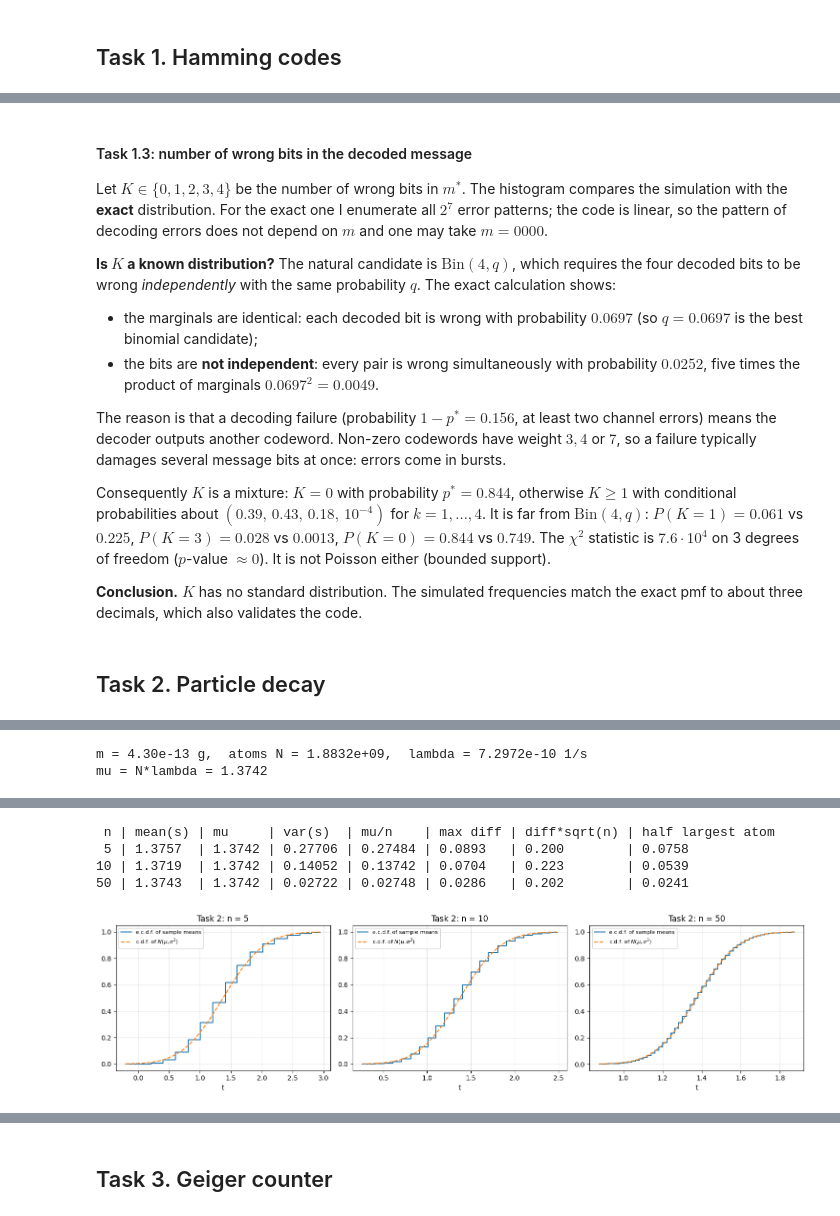
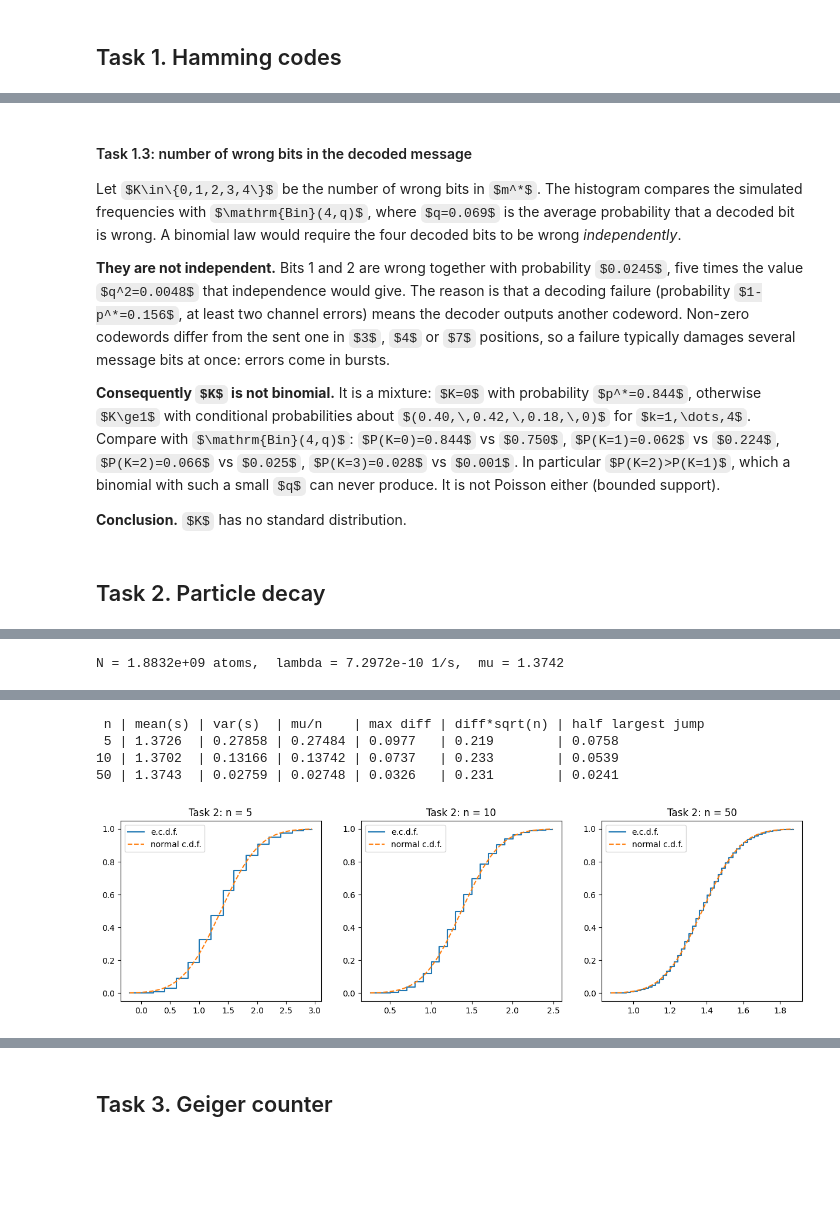
Before and after one commit to AnnaKravchenk0/lab2, a Jupyter notebook: RV-CLT-PS-Lab2-team33.ipynb, the cells around one changed output, grey strips where cells are left out. Saved outputs shown, nothing was run; the diff lists cells and outputs as text; code cells hidden in the pictures; some formulas as TeX source; blank space fills up the shorter version.

```diff
--- a/RV-CLT-PS-Lab2-team33.ipynb
+++ b/RV-CLT-PS-Lab2-team33.ipynb
@@ -162,0 +123,8 @@ N = 1068: max eps over 2000 repetitions = 0.0239, empirical coverage of the CI =
+# %%
+s = success.std(ddof=1)
+eps = z975 * s / np.sqrt(N)
+print(f"s = {s:.4f},  eps = {eps:.5f},  95% CI = ({p_hat - eps:.4f}, {p_hat + eps:.4f})")
+
+# smallest N with eps <= 0.03:  N >= (z s / 0.03)^2
+print("N for our s          :", int(np.ceil((z975 * s / 0.03)**2)))
+print("N for any s (s <= .5):", int(np.ceil((z975 * 0.5 / 0.03)**2)))
@@ -243,18 +180,13 @@ P(bit 3 & bit 4 wrong) = 0.0252   vs  product of marginals = 0.0049
 # %% [markdown]
 #### Task 1.3: number of wrong bits in the decoded message
 
-Let $K\in\{0,1,2,3,4\}$ be the number of wrong bits in $m^*$. The histogram compares the simulation with the **exact** distribution. For the exact one I enumerate all $2^7$ error patterns; the code is linear, so the pattern of decoding errors does not depend on $m$ and one may take $m=0000$.
+Let $K\in\{0,1,2,3,4\}$ be the number of wrong bits in $m^*$. The histogram compares the simulated frequencies with $\mathrm{Bin}(4,q)$, where $q=0.069$ is the average probability that a decoded bit is wrong. A binomial law would require the four decoded bits to be wrong *independently*.
 
-**Is $K$ a known distribution?** The natural candidate is $\mathrm{Bin}(4,q)$, which requires the four decoded bits to be wrong *independently* with the same probability $q$. The exact calculation shows:
+**They are not independent.** Bits 1 and 2 are wrong together with probability $0.0245$, five times the value $q^2=0.0048$ that independence would give. The reason is that a decoding failure (probability $1-p^*=0.156$, at least two channel errors) means the decoder outputs another codeword. Non-zero codewords differ from the sent one in $3$, $4$ or $7$ positions, so a failure typically damages several message bits at once: errors come in bursts.
 
-* the marginals are identical: each decoded bit is wrong with probability $0.0697$ (so $q=0.0697$ is the best binomial candidate);
-* the bits are **not independent**: every pair is wrong simultaneously with probability $0.0252$, five times the product of marginals $0.0697^2=0.0049$.
+**Consequently $K$ is not binomial.** It is a mixture: $K=0$ with probability $p^*=0.844$, otherwise $K\ge1$ with conditional probabilities about $(0.40,\,0.42,\,0.18,\,0)$ for $k=1,\dots,4$. Compare with $\mathrm{Bin}(4,q)$: $P(K=0)=0.844$ vs $0.750$, $P(K=1)=0.062$ vs $0.224$, $P(K=2)=0.066$ vs $0.025$, $P(K=3)=0.028$ vs $0.001$. In particular $P(K=2)>P(K=1)$, which a binomial with such a small $q$ can never produce. It is not Poisson either (bounded support).
 
-The reason is that a decoding failure (probability $1-p^*=0.156$, at least two channel errors) means the decoder outputs another codeword. Non-zero codewords have weight $3,4$ or $7$, so a failure typically damages several message bits at once: errors come in bursts.
-
-Consequently $K$ is a mixture: $K=0$ with probability $p^*=0.844$, otherwise $K\ge1$ with conditional probabilities about $(0.39,\,0.43,\,0.18,\,10^{-4})$ for $k=1,\dots,4$. It is far from $\mathrm{Bin}(4,q)$: $P(K=1)=0.061$ vs $0.225$, $P(K=3)=0.028$ vs $0.0013$, $P(K=0)=0.844$ vs $0.749$. The $\chi^2$ statistic is $7.6\cdot10^4$ on 3 degrees of freedom ($p$-value $\approx 0$). It is not Poisson either (bounded support).
-
-**Conclusion.** $K$ has no standard distribution. The simulated frequencies match the exact pmf to about three decimals, which also validates the code.
+**Conclusion.** $K$ has no standard distribution.
 # %% [markdown]
 ## Task 2. Particle decay
 # %% [markdown]
@@ -277,18 +209,14 @@ Assume that a medical laboratory receives $n$ samples of radioactive element $^{
    - calculate the number of elements of the sample which are less than critical value ($a$) and calculate the empirical probability;
    - obtain the theoretical bound using Markov inequality, Chernoff bound and Central Limit Theorem, and compare the results.
 # %%
-M_Cs = 137.0                         # g/mol: molar mass of Cs-137
-N_A = 6e23
-T = 30.1 * 365.25 * 24 * 3600        # half-life in seconds
-m_g = (10 + team_id) * 1e-14         # mass of one sample, in grams
-N_atoms = m_g / M_Cs * N_A
+m_g = (10 + team_id) * 1e-14                  # mass in grams
+N_atoms = m_g / 137 * 6e23                    # molar mass of Cs-137 = 137 g/mol
+T = 30.1 * 365.25 * 24 * 3600                 # half-life in seconds
 lam = np.log(2) / T
 mu = N_atoms * lam
-print(f"m = {m_g:.2e} g,  atoms N = {N_atoms:.4e},  lambda = {lam:.4e} 1/s")
-print(f"mu = N*lambda = {mu:.4f}")
+print(f"N = {N_atoms:.4e} atoms,  lambda = {lam:.4e} 1/s,  mu = {mu:.4f}")
 # %% [output]
-m = 4.30e-13 g,  atoms N = 1.8832e+09,  lambda = 7.2972e-10 1/s
-mu = N*lambda = 1.3742
+N = 1.8832e+09 atoms,  lambda = 7.2972e-10 1/s,  mu = 1.3742
 # %% [markdown]
 #### Task 2.1: the Poisson parameter
 
@@ -296,32 +224,30 @@ Each $X_i$ is Poisson$(\mu)$ with $\mu=N\lambda$ (a huge number $N$ of atoms, ea
 $$N=\frac{m}{M}N_A = 1.883\cdot 10^{9},\qquad \lambda=\frac{\ln 2}{T}=7.297\cdot10^{-10}\ \mathrm{s^{-1}},\qquad \boxed{\mu = N\lambda = 1.3742 }.$$
 So one sample produces on average about $1.37$ decays per second, and $EX_i=\mathrm{Var}X_i=\mu$.
 # %%
-def ecdf_vs_normal(s, mu_n, sigma_n, ax, title):
-    """plot e.c.d.f. of s and N(mu_n, sigma_n^2) c.d.f.; return the max difference on a 200-point grid"""
-    Fs = ecdf(s).cdf.evaluate
-    Fz = norm(mu_n, sigma_n).cdf
-    t = np.linspace(mu_n - 3*sigma_n, mu_n + 3*sigma_n, 200)
-    ax.step(t, Fs(t), where="post", label="e.c.d.f. of sample means")
-    ax.plot(t, Fz(t), "--", label=r"c.d.f. of $N(\mu,\sigma^2)$")
-    ax.set_title(title); ax.set_xlabel("t"); ax.legend(loc="upper left", fontsize=8)
-    return np.max(np.abs(Fs(t) - Fz(t)))
+def compare_with_normal(s, mu_n, sd_n, ax, title):
+    """plot e.c.d.f. of s against the N(mu_n, sd_n^2) c.d.f.; return the max difference on a 200-point grid"""
+    F = ecdf(s).cdf.evaluate
+    t = np.linspace(mu_n - 3 * sd_n, mu_n + 3 * sd_n, 200)
+    ax.step(t, F(t), where="post", label="e.c.d.f.")
+    ax.plot(t, norm.cdf(t, mu_n, sd_n), "--", label="normal c.d.f.")
+    ax.set_title(title); ax.legend()
+    return np.max(np.abs(F(t) - norm.cdf(t, mu_n, sd_n)))
 
-K = 20000
+K = 10_000
 fig, axes = plt.subplots(1, 3, figsize=(15, 4))
-print(" n | mean(s) | mu     | var(s)  | mu/n    | max diff | diff*sqrt(n) | half largest atom")
+print(" n | mean(s) | var(s)  | mu/n    | max diff | diff*sqrt(n) | half largest jump")
 for ax, n in zip(axes, (5, 10, 50)):
-    s = np.random.poisson(mu, size=(K, n)).mean(axis=1)
-    sigma_n = np.sqrt(mu / n)
-    d = ecdf_vs_normal(s, mu, sigma_n, ax, f"Task 2: n = {n}")
-    half_jump = 0.5 * poisson.pmf(int(n*mu), n*mu)    # half of the largest atom of the exact distribution
-    print(f"{n:2d} | {s.mean():.4f}  | {mu:.4f} | {s.var(ddof=1):.5f} | {mu/n:.5f} | {d:.4f}   | {d*np.sqrt(n):.3f}        | {half_jump:.4f}")
-plt.tight_layout(); plt.show()
+    s = np.random.poisson(mu, size=(K, n)).mean(axis=1)       # K sample means
+    d = compare_with_normal(s, mu, np.sqrt(mu / n), ax, f"Task 2: n = {n}")
+    jump = 0.5 * poisson.pmf(int(n * mu), n * mu)             # lattice effect
+    print(f"{n:2d} | {s.mean():.4f}  | {s.var(ddof=1):.5f} | {mu/n:.5f} | {d:.4f}   | {d*np.sqrt(n):.3f}        | {jump:.4f}")
+plt.show()
 # %% [output]
- n | mean(s) | mu     | var(s)  | mu/n    | max diff | diff*sqrt(n) | half largest atom
- 5 | 1.3757  | 1.3742 | 0.27706 | 0.27484 | 0.0893   | 0.200        | 0.0758
-10 | 1.3719  | 1.3742 | 0.14052 | 0.13742 | 0.0704   | 0.223        | 0.0539
-50 | 1.3743  | 1.3742 | 0.02722 | 0.02748 | 0.0286   | 0.202        | 0.0241
+ n | mean(s) | var(s)  | mu/n    | max diff | diff*sqrt(n) | half largest jump
+ 5 | 1.3726  | 0.27858 | 0.27484 | 0.0977   | 0.219        | 0.0758
+10 | 1.3702  | 0.13166 | 0.13742 | 0.0737   | 0.233        | 0.0539
+50 | 1.3743  | 0.02759 | 0.02748 | 0.0326   | 0.231        | 0.0241
-[figure, old version]
+[figure, new version]
 # %% [markdown]
 #### Task 2.2: sample means are approximately normal
 
```
Also changed, not shown: parts of 23 cells of this notebook, 1 other file.
